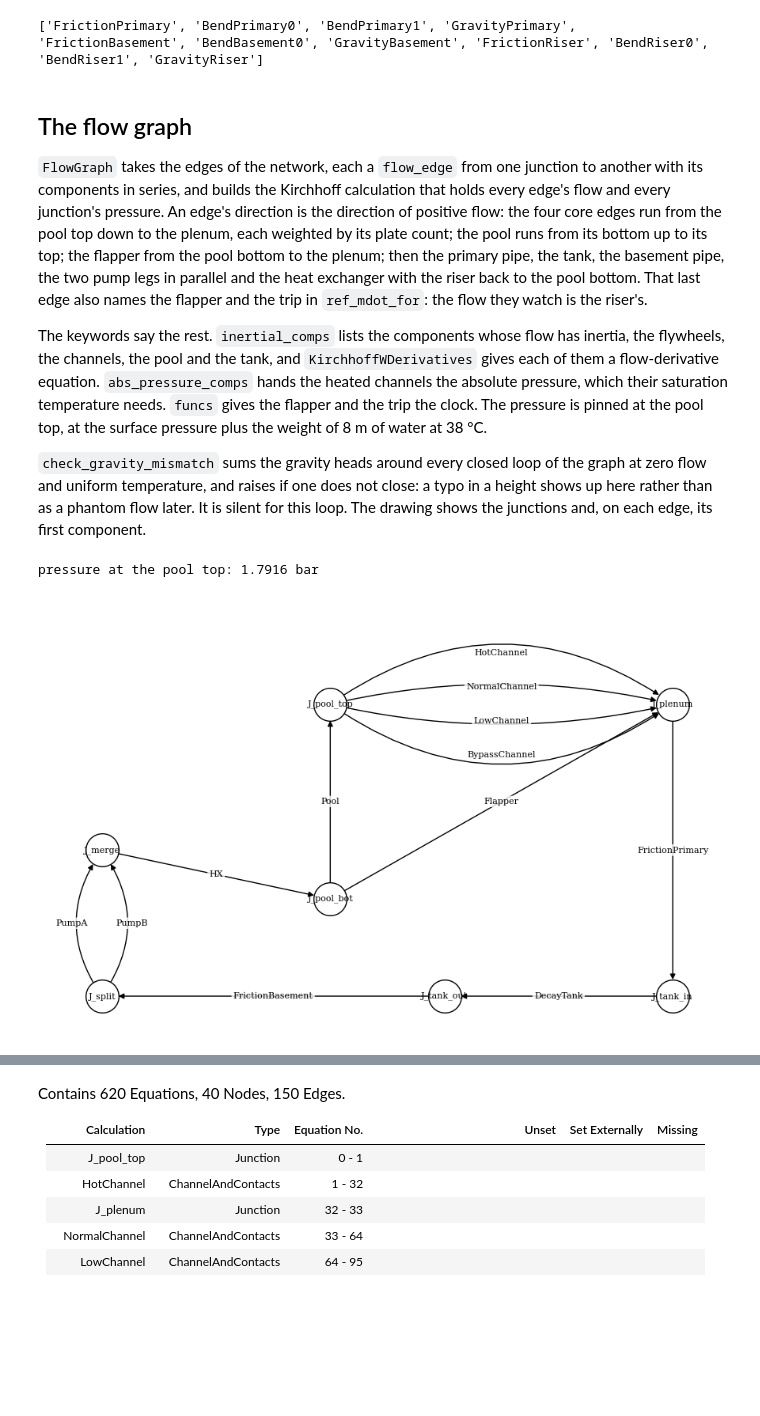
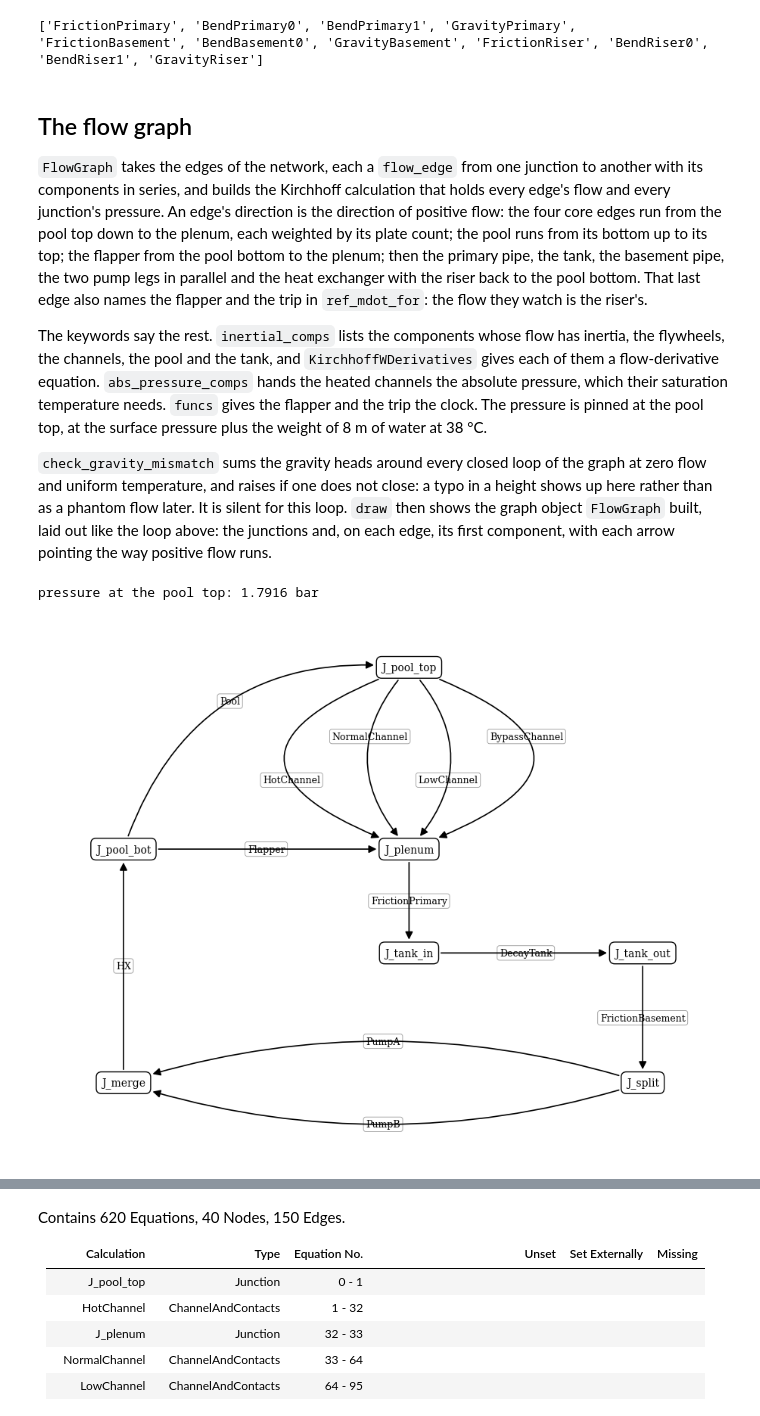
Before and after one commit to ramp-nuclear/STREAM, a Jupyter notebook: docs/source/LOFABuildingTheLoop.ipynb, the cells around one changed output, grey strips where cells are left out. Saved outputs shown, nothing was run; the diff lists cells and outputs as text; code cells hidden in the pictures; blank space fills up the shorter version.

```diff
--- a/docs/source/LOFABuildingTheLoop.ipynb
+++ b/docs/source/LOFABuildingTheLoop.ipynb
@@ -190,39 +194,38 @@ print([c.name for c in primary + basement + riser])
 
 The keywords say the rest. `inertial_comps` lists the components whose flow has inertia, the flywheels, the channels, the pool and the tank, and `KirchhoffWDerivatives` gives each of them a flow-derivative equation. `abs_pressure_comps` hands the heated channels the absolute pressure, which their saturation temperature needs. `funcs` gives the flapper and the trip the clock. The pressure is pinned at the pool top, at the surface pressure plus the weight of 8 m of water at 38 °C.
 
-`check_gravity_mismatch` sums the gravity heads around every closed loop of the graph at zero flow and uniform temperature, and raises if one does not close: a typo in a height shows up here rather than as a phantom flow later. It is silent for this loop. The drawing shows the junctions and, on each edge, its first component.
+`check_gravity_mismatch` sums the gravity heads around every closed loop of the graph at zero flow and uniform temperature, and raises if one does not close: a typo in a height shows up here rather than as a phantom flow later. It is silent for this loop. `draw` then shows the graph object `FlowGraph` built, laid out like the loop above: the junctions and, on each edge, its first component, with each arrow pointing the way positive flow runs.
 # %%
 p_ref = p.p_surface + float(light_water.density(p.hx_outlet)) * g * p.core_depth
 
 fg = FlowGraph(
     flow_edge((j_top, j_plenum), channels["hot"], signify=float(CORE["hot"].plates)),
     flow_edge((j_top, j_plenum), channels["normal"], signify=float(CORE["normal"].plates)),
     flow_edge((j_top, j_plenum), channels["low"], signify=float(CORE["low"].plates)),
     flow_edge((j_top, j_plenum), channels["bypass"], signify=float(CORE["bypass"].plates)),
     flow_edge((j_bot, j_top), pool),
     flow_edge((j_bot, j_plenum), flapper),
     flow_edge((j_plenum, j_tank_in), *primary),
     flow_edge((j_tank_in, j_tank_out), tank),
     flow_edge((j_tank_out, j_split), *basement),
     flow_edge((j_split, j_merge), pumps["A"], pump_curves["A"], flywheels["A"], valves["A"]),
     flow_edge((j_split, j_merge), pumps["B"], pump_curves["B"], flywheels["B"], valves["B"]),
     flow_edge((j_merge, j_bot), hx, hx_loss, *riser, ref_mdot_for=(flapper, trip)),
     inertial_comps=[*flywheels.values(), *channels.values(), pool, tank],
     k_constructor=KirchhoffWDerivatives,
     abs_pressure_comps=[channels[k] for k in HEATED],
     funcs={flapper: {"t": identity}, trip: {"t": identity}},
     reference_node=(j_top, p_ref),
 )
 K = fg.kirchhoff
 check_gravity_mismatch(K)
 print(f"pressure at the pool top: {p_ref / 1e5:.4f} bar")
 
-fig, ax = plt.subplots(figsize=(11, 7))
-draw(K, ax=ax)
+draw(K)
 plt.show()
 # %% [output]
 pressure at the pool top: 1.7916 bar
-[figure, old version]
+[figure, new version]
 # %% [markdown]
 ## Plates on channels
 
```
Also changed, not shown: parts of 2 cells of this notebook, 7 other files.
